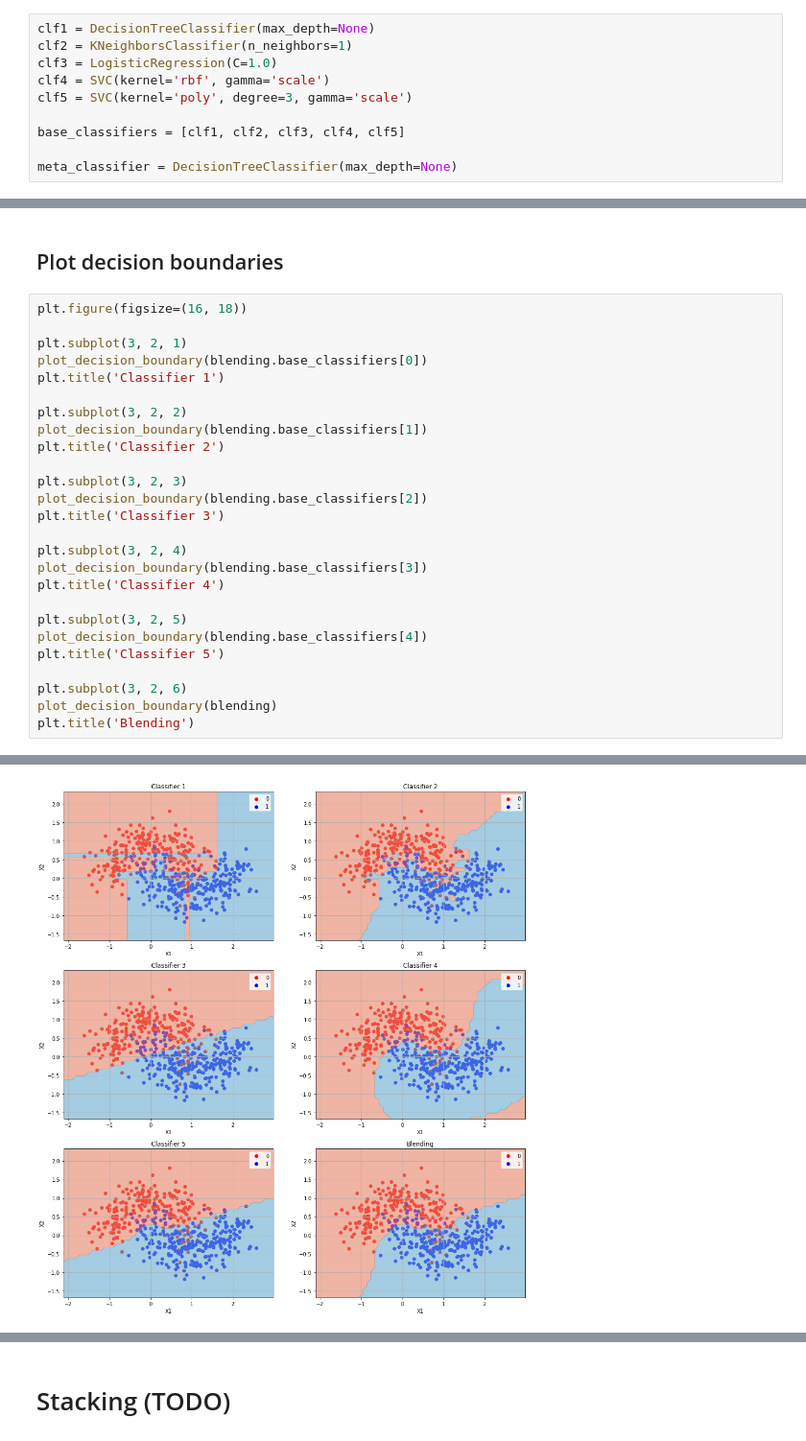
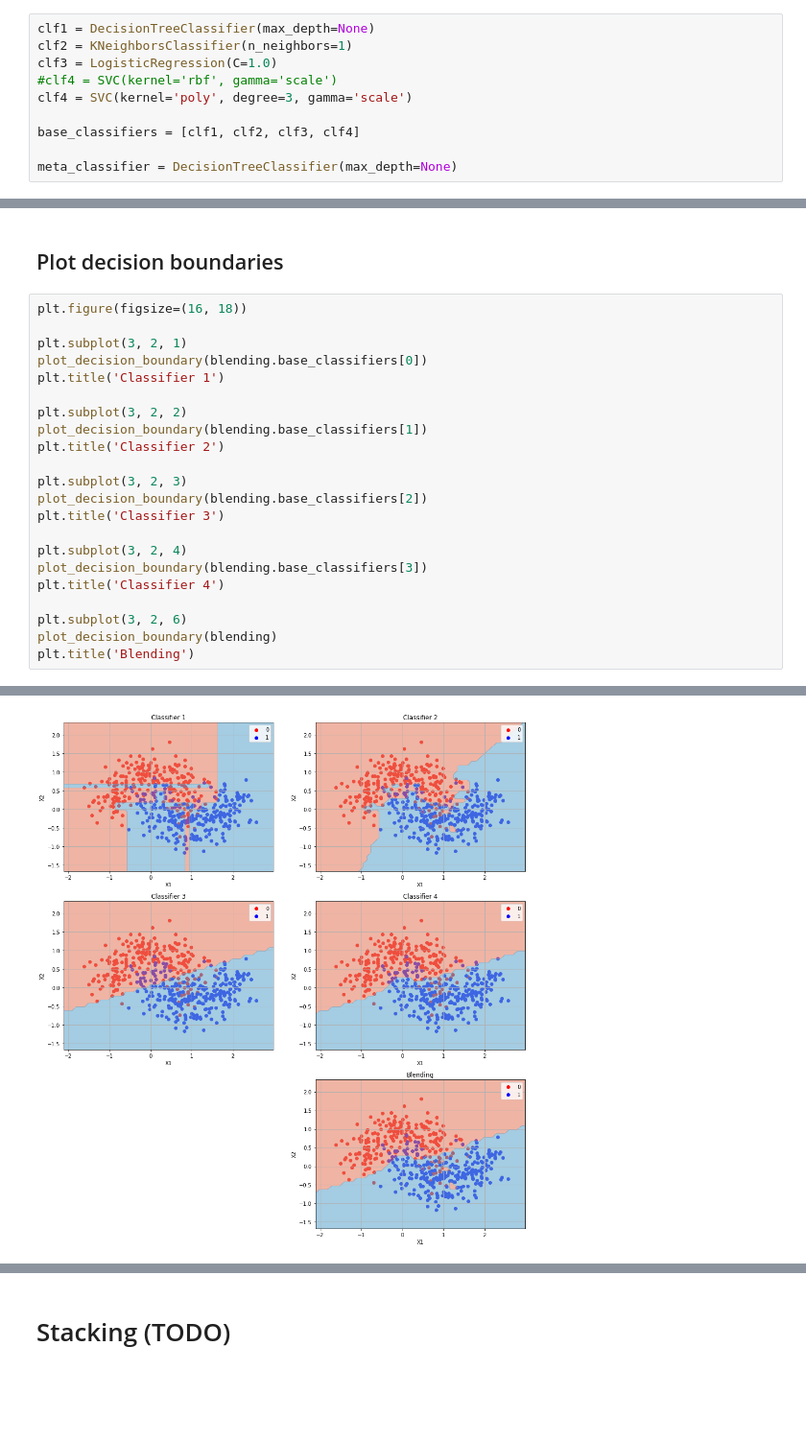
Before and after one commit to HeyLey/mcs2022-ml-pgm-spring, a Jupyter notebook: seminar08/seminar08-ensembles.ipynb, the cells around one changed output, grey strips where cells are left out. Shown at 96% size. Cells and saved outputs as stored; diff of their text form; blank space fills up the shorter version.

```diff
--- a/seminar08/seminar08-ensembles.ipynb
+++ b/seminar08/seminar08-ensembles.ipynb
@@ -614,10 +616,10 @@ class BlendingClassifier(object):
 clf1 = DecisionTreeClassifier(max_depth=None)
 clf2 = KNeighborsClassifier(n_neighbors=1)
 clf3 = LogisticRegression(C=1.0)
-clf4 = SVC(kernel='rbf', gamma='scale')
-clf5 = SVC(kernel='poly', degree=3, gamma='scale')
+#clf4 = SVC(kernel='rbf', gamma='scale')
+clf4 = SVC(kernel='poly', degree=3, gamma='scale')
 
-base_classifiers = [clf1, clf2, clf3, clf4, clf5]
+base_classifiers = [clf1, clf2, clf3, clf4]
 
 meta_classifier = DecisionTreeClassifier(max_depth=None)
 # %%
@@ -628,32 +630,28 @@ blending.fit(X_train, y_train)
 # %%
 plt.figure(figsize=(16, 18))
 
 plt.subplot(3, 2, 1)
 plot_decision_boundary(blending.base_classifiers[0])
 plt.title('Classifier 1')
 
 plt.subplot(3, 2, 2)
 plot_decision_boundary(blending.base_classifiers[1])
 plt.title('Classifier 2')
 
 plt.subplot(3, 2, 3)
 plot_decision_boundary(blending.base_classifiers[2])
 plt.title('Classifier 3')
 
 plt.subplot(3, 2, 4)
 plot_decision_boundary(blending.base_classifiers[3])
 plt.title('Classifier 4')
 
-plt.subplot(3, 2, 5)
-plot_decision_boundary(blending.base_classifiers[4])
-plt.title('Classifier 5')
-
 plt.subplot(3, 2, 6)
 plot_decision_boundary(blending)
 plt.title('Blending')
 # %% [output]
 Text(0.5, 1.0, 'Blending')
-[figure, old version]
+[figure, new version]
 # %%
 from sklearn.metrics import accuracy_score
 
```
Also changed, not shown: parts of 17 cells of this notebook.
